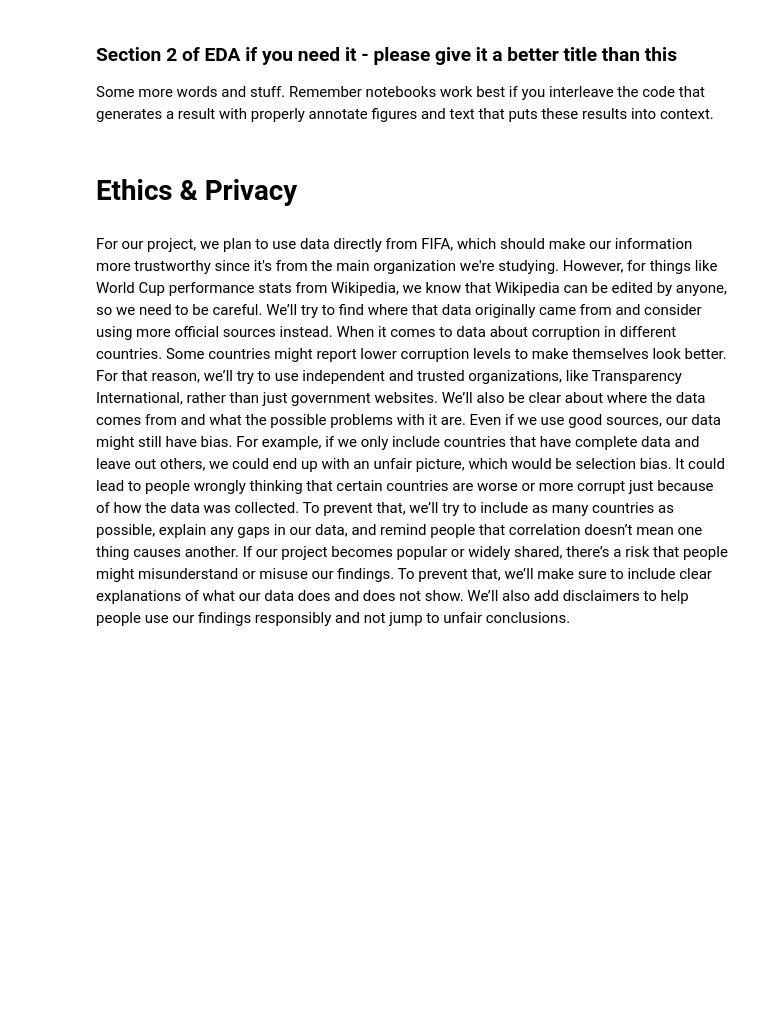
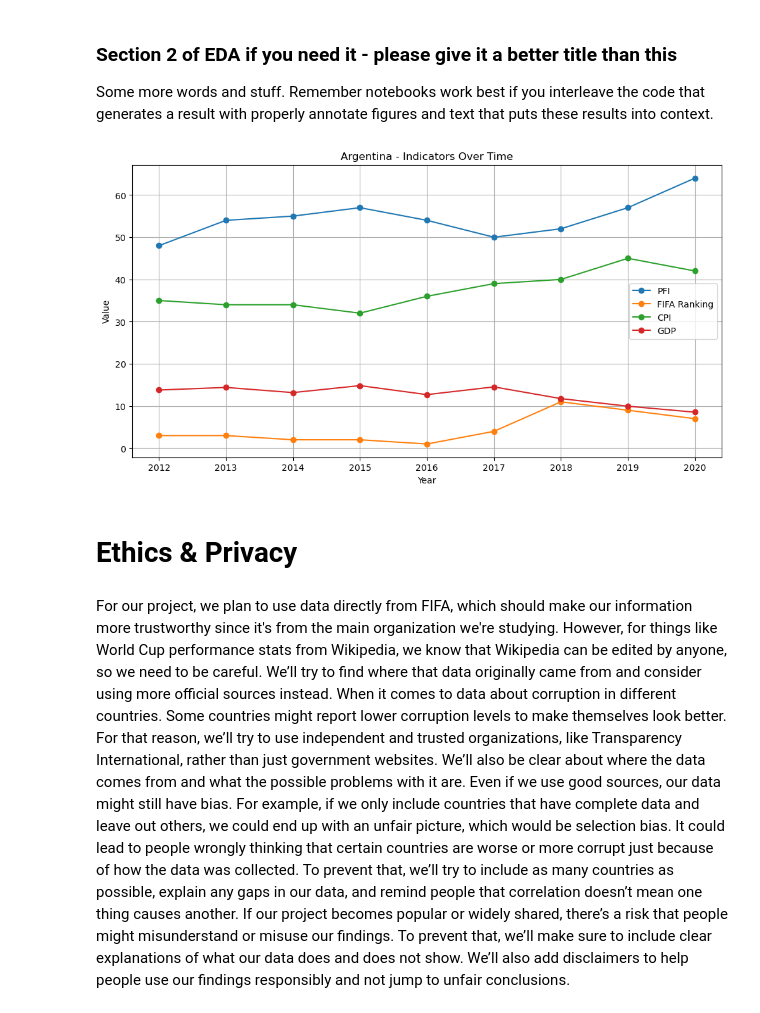
Before and after one commit to AdeyAA/The-Relationship-Between-a-Country-s-Corruption-Levels-and-Football-Performance, a Jupyter notebook: EDACheckpoint_Group011_SP25.ipynb, the cells around one changed output. Cells and saved outputs as stored; diff of their text form; code cells hidden in the pictures; blank space fills up the shorter version.

```diff
--- a/EDACheckpoint_Group011_SP25.ipynb
+++ b/EDACheckpoint_Group011_SP25.ipynb
@@ -393,3 +438,37 @@ Some more words and stuff.  Remember notebooks work best if you interleave the c
+# %%
+# 1. Set the years you want to display
+years = list(range(2012, 2021))
+
+# 2. Build column names dynamically
+pfi_cols = [f'PFI {year}' for year in years]
+fifa_cols = [f'FIFA {year}' for year in years]
+cpi_cols = [f'CPI {year}' for year in years]
+gdp_cols = [f'GDP {year}' for year in years]
+
+# 3. Get data for one country
+country = 'Argentina'
+pfi = df.loc[country, pfi_cols]
+fifa = df.loc[country, fifa_cols]
+cpi = df.loc[country, cpi_cols]
+gdp = df.loc[country, gdp_cols]
+
+# 4. Plot everything
+plt.figure(figsize=(12,6))
+plt.plot(years, pfi, label='PFI', marker='o')
+plt.plot(years, fifa, label='FIFA Ranking', marker='o')
+plt.plot(years, cpi, label='CPI', marker='o')
+plt.plot(years, gdp, label='GDP', marker='o')
+
+# 5. Final plot settings
+plt.xlabel('Year')
+plt.ylabel('Value')
+plt.title(f'{country} - Indicators Over Time')
+plt.legend()
+plt.grid(True)
+plt.xticks(years)
+plt.show()
+# %% [output]
+[figure, added]
 # %% [markdown]
 # Ethics & Privacy
 # %% [markdown]
```
Also changed, not shown: parts of 9 cells of this notebook.
